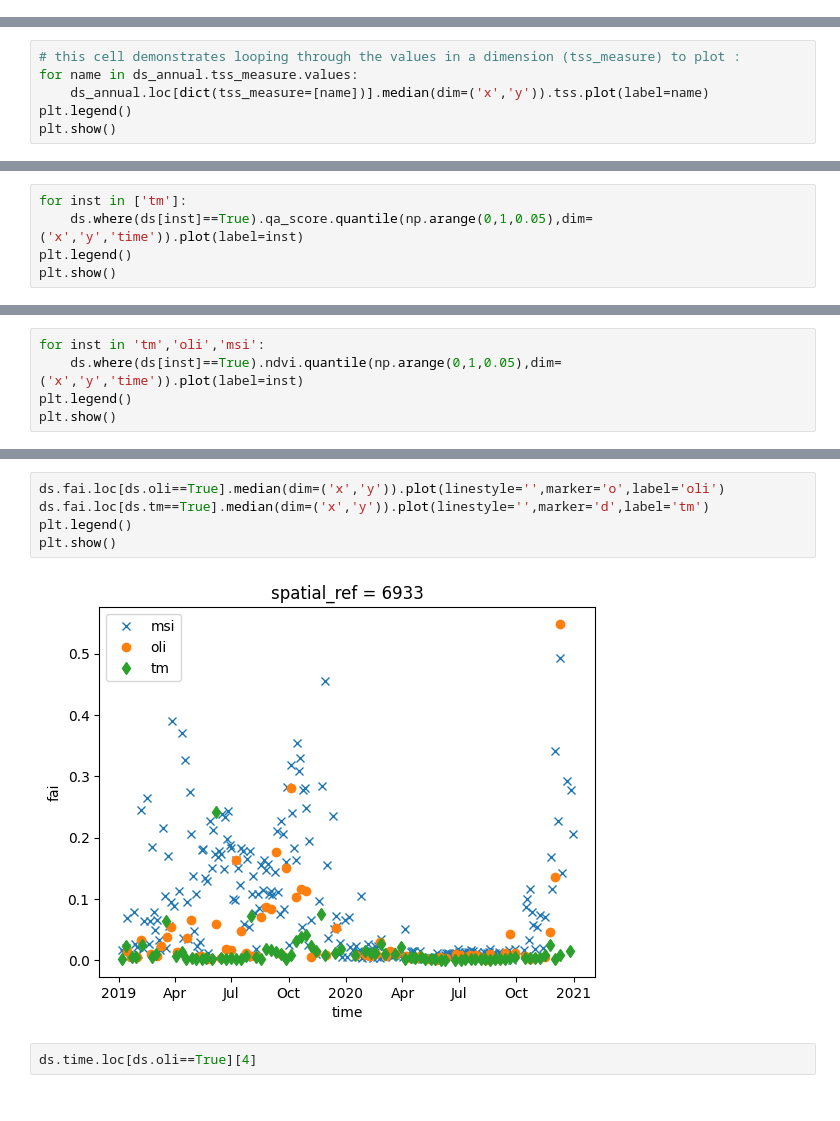
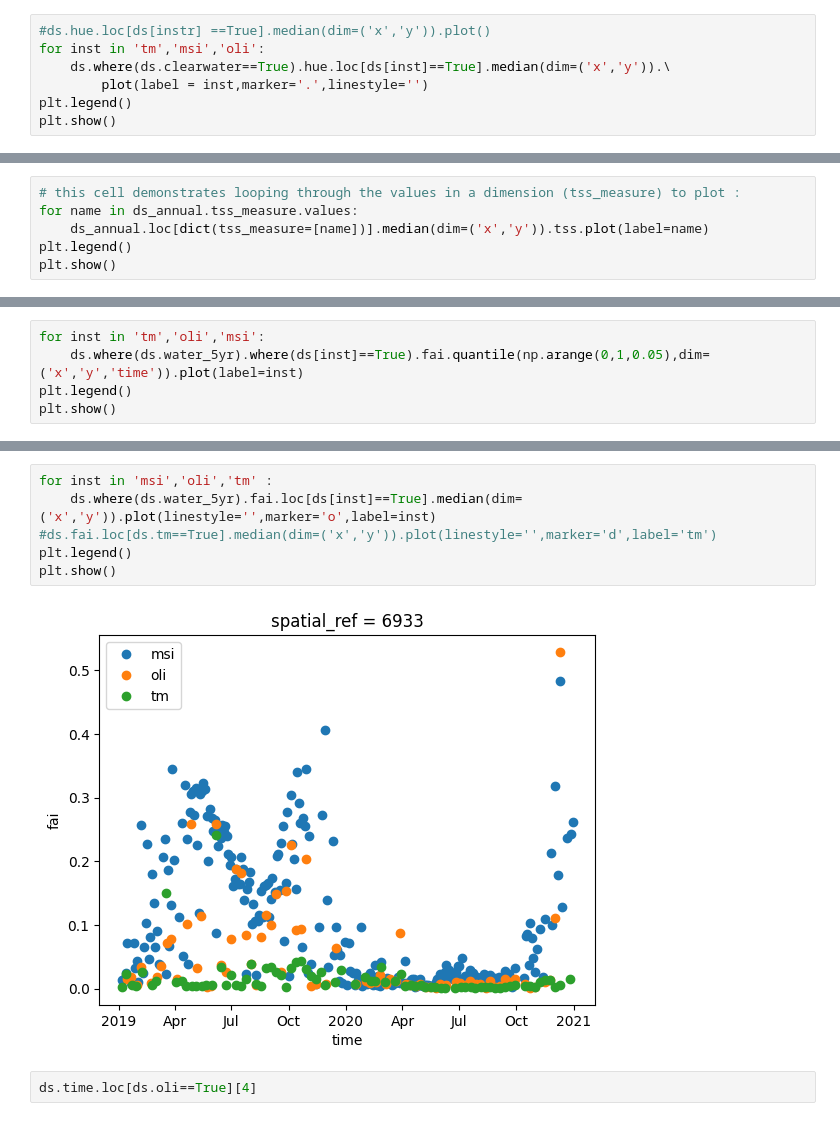
Before and after one commit to digitalearthafrica/deafrica_water_quality, a Jupyter notebook: WP2.2/WP2.2.ipynb, the cells around one changed output, grey strips where cells are left out. Drawn from its saved outputs; the diff is of its cells as text.

```diff
--- a/WP2.2/WP2.2.ipynb
+++ b/WP2.2/WP2.2.ipynb
@@ -378,0 +427,7 @@ Data list =  dict_keys(['oli', 'msi', 'tm'])
+# %%
+#ds.hue.loc[ds[instr] ==True].median(dim=('x','y')).plot()
+for inst in 'tm','msi','oli':
+    ds.where(ds.clearwater==True).hue.loc[ds[inst]==True].median(dim=('x','y')).\
+        plot(label = inst,marker='.',linestyle='')
+plt.legend()
+plt.show()
@@ -423,5 +449,0 @@ Data variables:
-# %%
-for inst in ['tm']:
-    ds.where(ds[inst]==True).qa_score.quantile(np.arange(0,1,0.05),dim=('x','y','time')).plot(label=inst)
-plt.legend()
-plt.show()
@@ -430,6 +450,6 @@ plt.show()
 # %%
 for inst in 'tm','oli','msi':
-    ds.where(ds[inst]==True).ndvi.quantile(np.arange(0,1,0.05),dim=('x','y','time')).plot(label=inst)
+    ds.where(ds.water_5yr).where(ds[inst]==True).fai.quantile(np.arange(0,1,0.05),dim=('x','y','time')).plot(label=inst)
 plt.legend()
 plt.show()
 # %% [output]
@@ -445,10 +457,11 @@ plt.show()
 # %%
-ds.fai.loc[ds.oli==True].median(dim=('x','y')).plot(linestyle='',marker='o',label='oli')
-ds.fai.loc[ds.tm==True].median(dim=('x','y')).plot(linestyle='',marker='d',label='tm')
+for inst in 'msi','oli','tm' :
+    ds.where(ds.water_5yr).fai.loc[ds[inst]==True].median(dim=('x','y')).plot(linestyle='',marker='o',label=inst)
+#ds.fai.loc[ds.tm==True].median(dim=('x','y')).plot(linestyle='',marker='d',label='tm')
 plt.legend()
 plt.show()
 # %% [output]
-[figure, old version]
+[figure, new version]
 # %%
 ds.time.loc[ds.oli==True][4]
 # %% [output]
```
Also changed, not shown: parts of 28 cells of this notebook.
